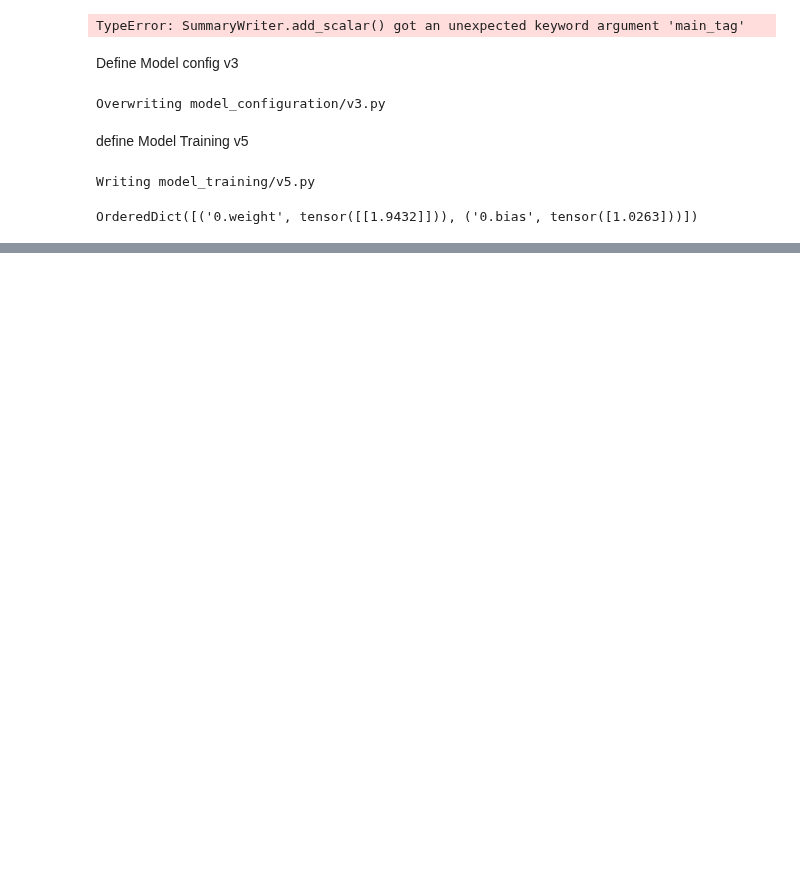
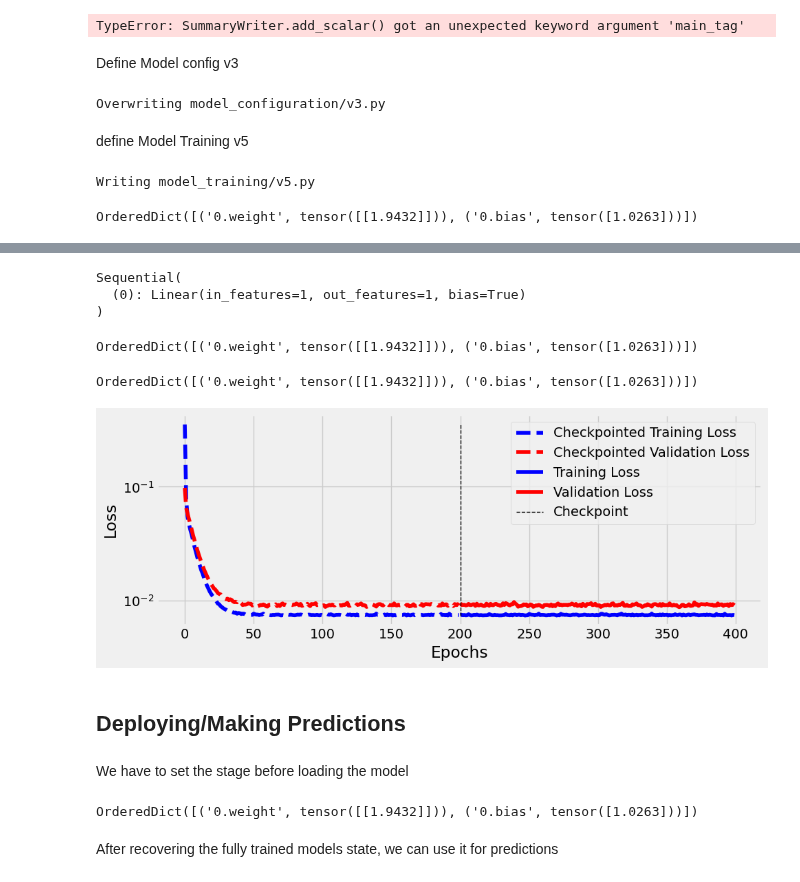
Before and after one commit to Anushkach/Deep-Learning, a Jupyter notebook: Deep Learning with Pytorch/Chapter 2- Rethinking the training loop.ipynb, the cells around one changed output, grey strips where cells are left out. Cells and saved outputs as stored; diff of their text form; code cells hidden in the pictures; blank space fills up the shorter version.

Commit message:
Deploying/making predictions

```diff
--- a/Deep Learning with Pytorch/Chapter 2- Rethinking the training loop.ipynb
+++ b/Deep Learning with Pytorch/Chapter 2- Rethinking the training loop.ipynb
@@ -592,0 +614,20 @@ OrderedDict([('0.weight', tensor([[1.9432]])), ('0.bias', tensor([1.0263]))])
+# %%
+# Loading checkpont and resume training
+checkpoint=torch.load('model_checkpoint.pth')
+
+model.load_state_dict(checkpoint['model_state_dict'])
+optimizer.load_state_dict(checkpoint['optimizer_state_dict'])
+
+saved_epoch=checkpoint['epoch']
+saved_losses=checkpoint['loss']
+saved_val_losses=checkpoint['val_loss']
+
+model.train() # Always set the model to train state after loading the checkpoint
+# %% [output]
+Sequential(
+  (0): Linear(in_features=1, out_features=1, bias=True)
+)
+# %%
+model.state_dict()
+# %% [output]
+OrderedDict([('0.weight', tensor([[1.9432]])), ('0.bias', tensor([1.0263]))])
@@ -592,0 +636,36 @@ OrderedDict([('0.weight', tensor([[1.9432]])), ('0.bias', tensor([1.0263]))])
+# %%
+model.state_dict()
+# %% [output]
+OrderedDict([('0.weight', tensor([[1.9432]])), ('0.bias', tensor([1.0263]))])
+# %%
+def plot_resumed_losses(saved_epoch, saved_losses, saved_val_losses, n_epochs, losses, val_losses):
+    range_before = range(0, saved_epoch)
+    range_after = range(saved_epoch, saved_epoch + n_epochs)
+
+    fig = plt.figure(figsize=(10, 4))
+    # Checkpointed loss
+    plt.plot(range_before, saved_losses,
+             label='Checkpointed Training Loss', c='b', linestyle='--')
+    plt.plot(range_before, saved_val_losses,
+             label='Checkpointed Validation Loss', c='r', linestyle='--')
+    # Losses after resuming
+    plt.plot(range_after, losses, label='Training Loss', c='b')
+    plt.plot(range_after, val_losses, label='Validation Loss', c='r')
+    # Divider
+    plt.plot([saved_epoch, saved_epoch],
+             [np.min(saved_losses + losses), np.max(saved_losses + losses)],
+             c='k', linewidth=1, linestyle='--', label='Checkpoint')
+    plt.yscale('log')
+    plt.xlabel('Epochs')
+    plt.ylabel('Loss')
+    plt.legend()
+    plt.tight_layout()
+    return fig
+# %%
+fig = plot_resumed_losses(saved_epoch, saved_losses, saved_val_losses, n_epochs, losses, val_losses)
+# %% [output]
+[figure, added]
+# %% [markdown]
+## Deploying/Making Predictions
+# %% [markdown]
+We have to set the stage before loading the model
@@ -592,0 +674,9 @@ OrderedDict([('0.weight', tensor([[1.9432]])), ('0.bias', tensor([1.0263]))])
+# %%
+# since model is fully trained, we only need model state dict
+checkpoint=torch.load('model_checkpoint.pth')
+model.load_state_dict(checkpoint['model_state_dict'])
+print(model.state_dict())
+# %% [output]
+OrderedDict([('0.weight', tensor([[1.9432]])), ('0.bias', tensor([1.0263]))])
+# %% [markdown]
+After recovering the fully trained models state, we can use it for predictions
```
Also changed, not shown: parts of 9 cells of this notebook.
